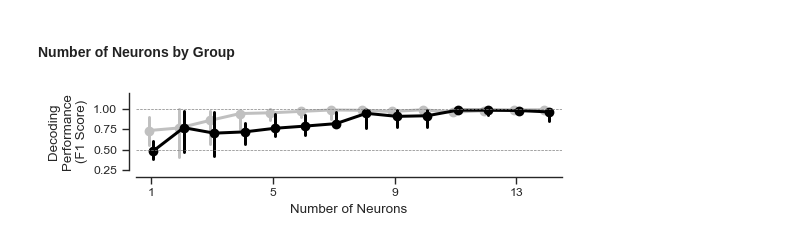
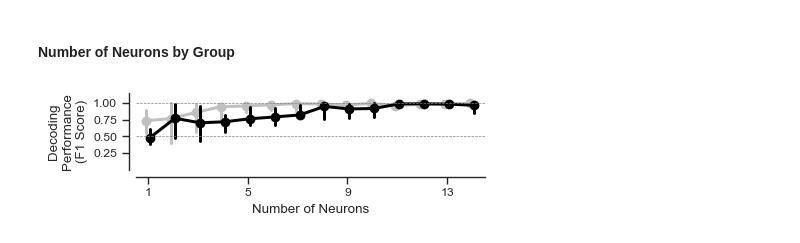
Before and after one commit to Ruairi-osul/SSRI-Interactions, a Jupyter notebook: notebooks/Foot Shock - Slow/Decode Slow Fig.ipynb, the cells around one changed output. Drawn from its saved outputs; the diff is of its cells as text; code cells hidden in the pictures.

```diff
--- a/notebooks/Foot Shock - Slow/Decode Slow Fig.ipynb
+++ b/notebooks/Foot Shock - Slow/Decode Slow Fig.ipynb
@@ -22,6 +22,10 @@ sns.set_theme(style="ticks", context="paper")
 neuron_types = load_derived_generic("neuron_types.csv")
 cit_neurons = neuron_types.query("group == 'CIT'").neuron_id.unique()
 sal_neurons = neuron_types.query("group == 'SAL'").neuron_id.unique()
+
+fig_dir = Config.fig_dir / "decoding"
+fig_dir.mkdir(exist_ok=True, parents=True)
+
 
 df_counts = (
     pd.read_parquet(Config.derived_data_dir / "spike_counts_around_footshock.parquet")
@@ -204,34 +217,36 @@ for ax in g.axes.flatten():
 from ssri_interactions.plots.pallets_cmaps import PAL_GREY_BLACK
 
 limit = (
     load_derived_generic("decoding/fs_slow - shock only - limit.csv")
     .merge(neuron_types[["session_name", "group"]].drop_duplicates())
 )
 
-f = plt.figure(figsize=(5.5, 1))
+f = plt.figure(figsize=(4.5, 1))
 
 ax_line = f.subplots()
-ax_line.set_ylim(0.25, 1.2)
+ax_line.set_ylim(0, 1.15)
 ax_line.set_yticks([0.25, 0.5, 0.75, 1])
 sns.pointplot(
-    data=limit,
+    data=limit.dropna(),
     x="n_neurons",
     y="pop_score",
     hue="group",
     estimator=np.median,
     ax=ax_line,
     palette=PAL_GREY_BLACK[::-1],
     dodge=0.15,
 )
 
 ax_line.xaxis.set_major_locator(plt.MultipleLocator(4))
 ax_line.set_ylabel("Decoding\nPerformance\n(F1 Score)")
 ax_line.set_xlabel("Number of Neurons")
 ax_line.axhline(0.5, color="grey", linewidth=0.5, linestyle="--")
 ax_line.axhline(1, color="grey", linewidth=0.5, linestyle="--")
 f.subplots_adjust(wspace=1, hspace=1.4)
 sns.despine(fig=f)
 sns.despine(ax=ax_line, offset=5)
 ax_line.legend_.remove()
+
+f.savefig(fig_dir / "decoding_limit.png", bbox_inches="tight", dpi=300)
 # %% [output]
-[figure, old version]
+[figure, new version]
```
Also changed, not shown: parts of 10 cells of this notebook.
